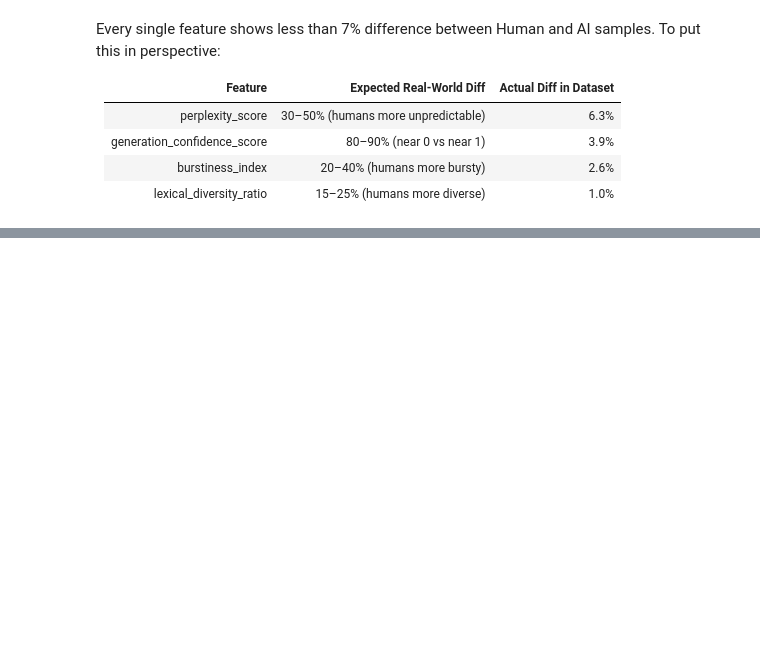
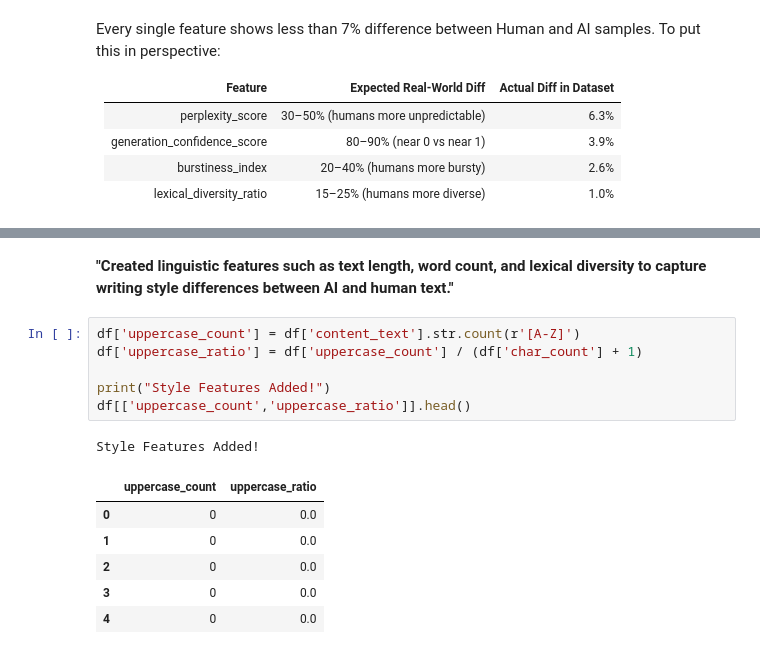
Before and after one commit to M-Taha-99/ML-Project, a Jupyter notebook: phase-2-ml-rollbcsf23m524-taha.ipynb, the cells around one changed output, grey strips where cells are left out. Drawn from its saved outputs; the diff is of its cells as text; blank space fills up the shorter version.

```diff
--- a/phase-2-ml-rollbcsf23m524-taha.ipynb
+++ b/phase-2-ml-rollbcsf23m524-taha.ipynb
@@ -221,0 +316,16 @@ plt.show()
+# %% [markdown]
+**"Created linguistic features such as text length, word count, and lexical diversity to capture writing style differences between AI and human text."**
+# %%
+df['uppercase_count'] = df['content_text'].str.count(r'[A-Z]')
+df['uppercase_ratio'] = df['uppercase_count'] / (df['char_count'] + 1)
+
+print("Style Features Added!")
+df[['uppercase_count','uppercase_ratio']].head()
+# %% [output]
+Style Features Added!
+|  | uppercase_count | uppercase_ratio |
+| 0 | 0 | 0.0 |
+| 1 | 0 | 0.0 |
+| 2 | 0 | 0.0 |
+| 3 | 0 | 0.0 |
+| 4 | 0 | 0.0 |
```
Also changed, not shown: parts of 29 cells of this notebook.
